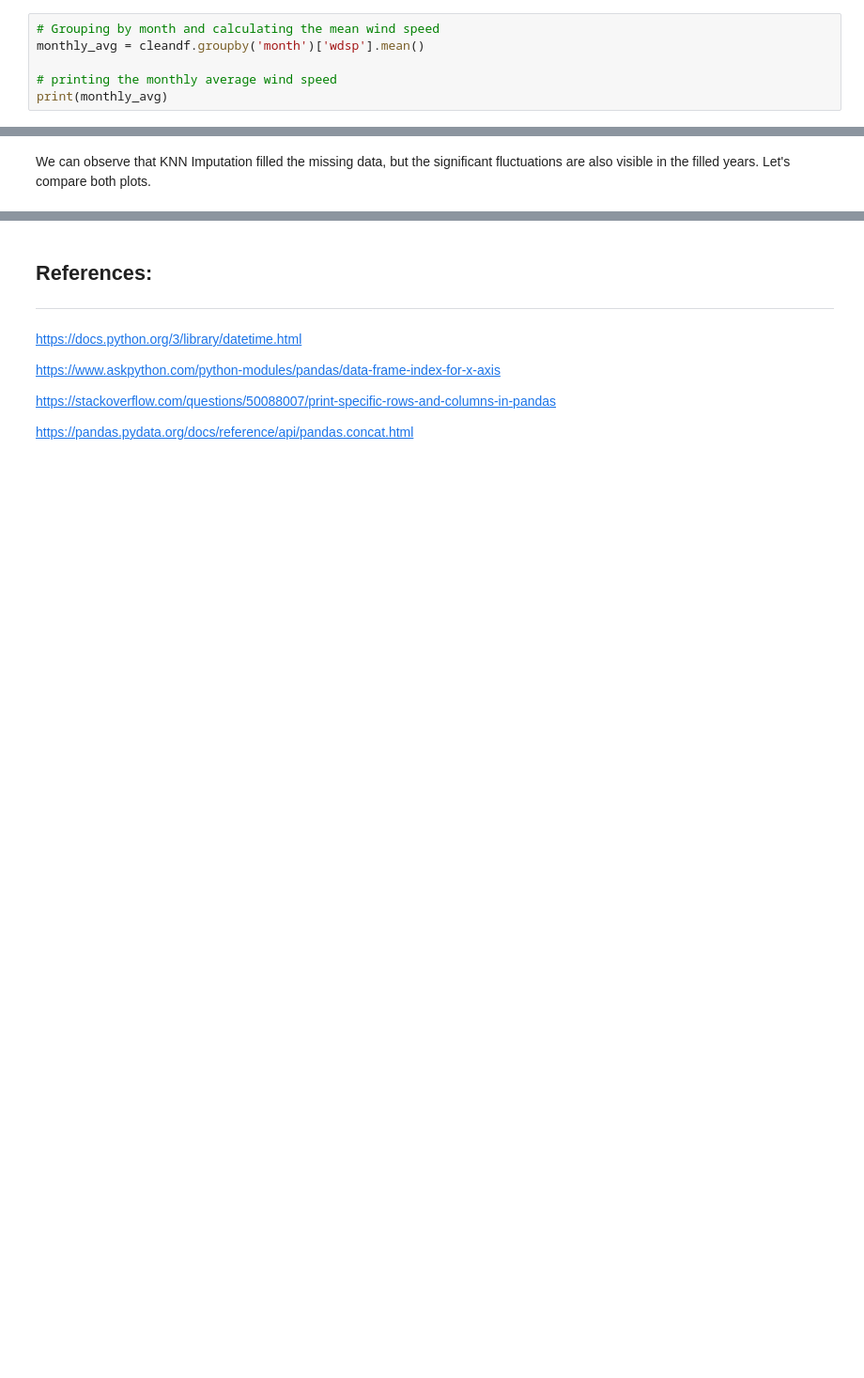
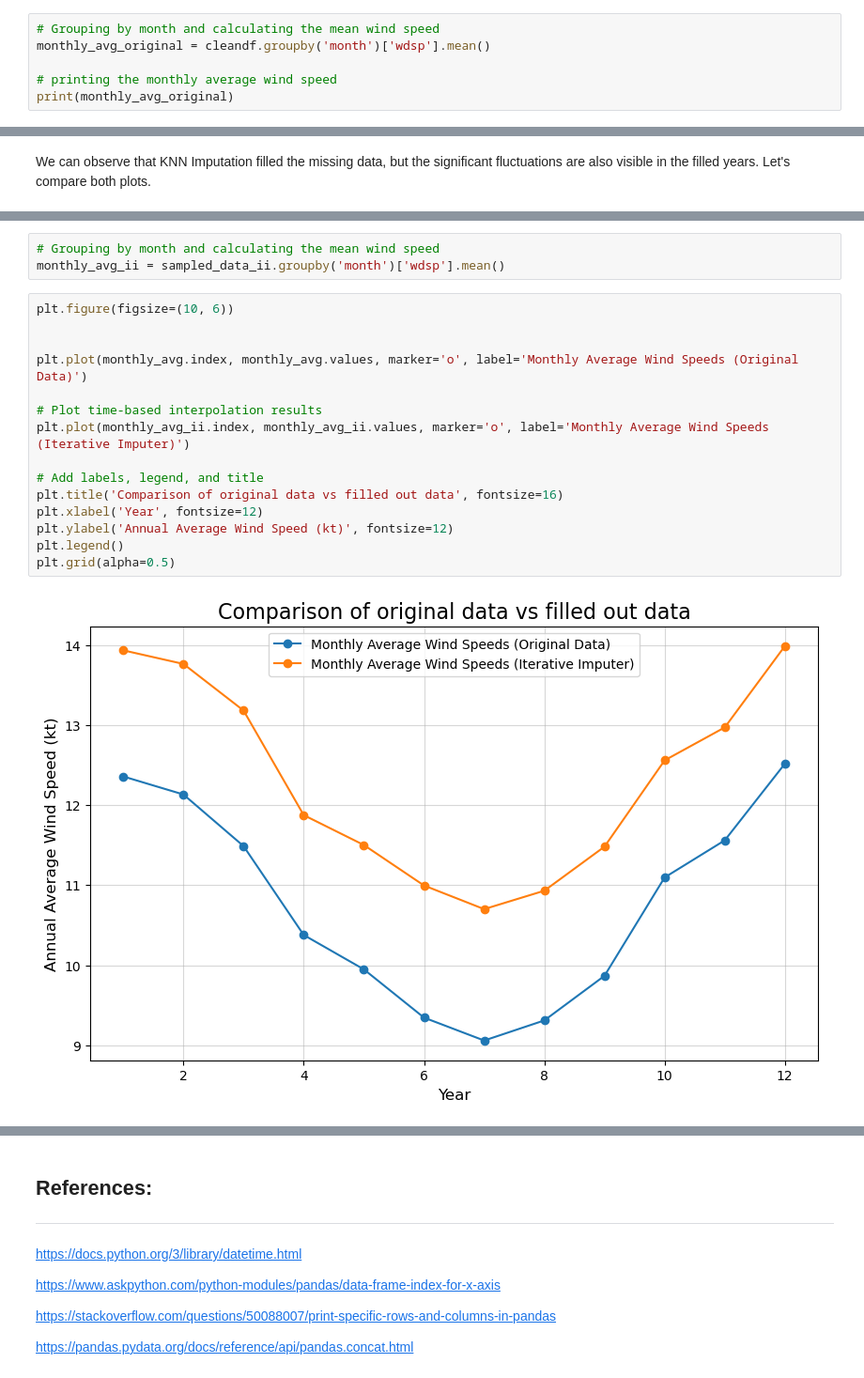
Before and after one commit to mondbr/PFDA_project, a Jupyter notebook: analysis.ipynb, the cells around one changed output, grey strips where cells are left out. Shown at 94% size. Drawn from its saved outputs; the diff is of its cells as text; blank space fills up the shorter version.

```diff
--- a/analysis.ipynb
+++ b/analysis.ipynb
@@ -283,9 +337,9 @@ The `datetime` module represents the numerical month, therefore December is repr
 Let's see the average wind speed for Roches Point for each month across our data:
 # %%
 # Grouping by month and calculating the mean wind speed
-monthly_avg = cleandf.groupby('month')['wdsp'].mean()
+monthly_avg_original = cleandf.groupby('month')['wdsp'].mean()
 
 # printing the monthly average wind speed
-print(monthly_avg)
+print(monthly_avg_original)
 # %% [output]
 month
@@ -866,6 +884,26 @@ plt.legend()
 plt.grid(alpha=0.5)
 # %% [output]
 [figure]
+# %%
+# Grouping by month and calculating the mean wind speed
+monthly_avg_ii = sampled_data_ii.groupby('month')['wdsp'].mean()
+# %%
+plt.figure(figsize=(10, 6))
+
+
+plt.plot(monthly_avg.index, monthly_avg.values, marker='o', label='Monthly Average Wind Speeds (Original Data)')
+
+# Plot time-based interpolation results
+plt.plot(monthly_avg_ii.index, monthly_avg_ii.values, marker='o', label='Monthly Average Wind Speeds (Iterative Imputer)')
+
+# Add labels, legend, and title
+plt.title('Comparison of original data vs filled out data', fontsize=16)
+plt.xlabel('Year', fontsize=12)
+plt.ylabel('Annual Average Wind Speed (kt)', fontsize=12)
+plt.legend()
+plt.grid(alpha=0.5)
+# %% [output]
+[figure, added]
 # %%
 
 import matplotlib.pyplot as plt
```
Also changed, not shown: parts of 85 cells of this notebook.
